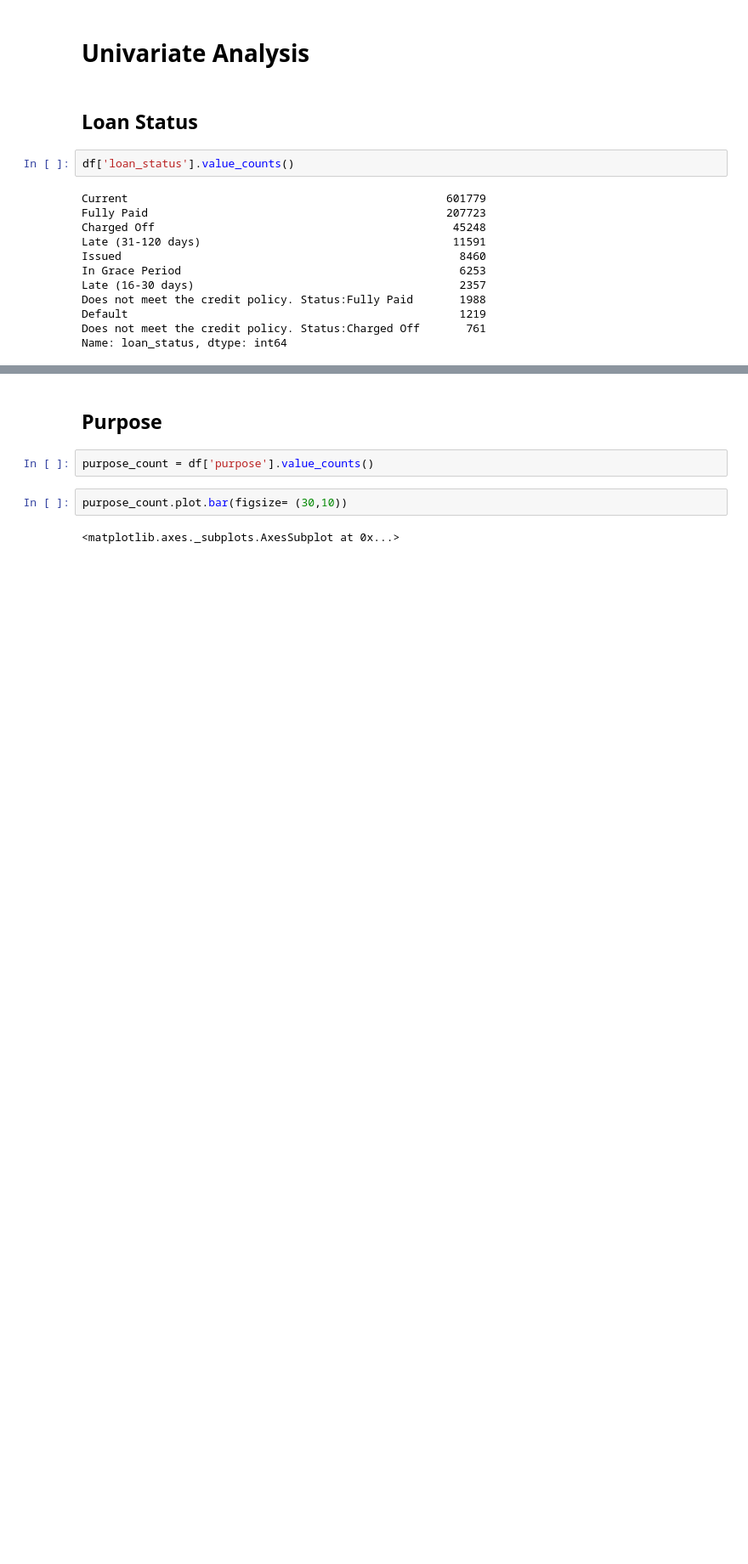
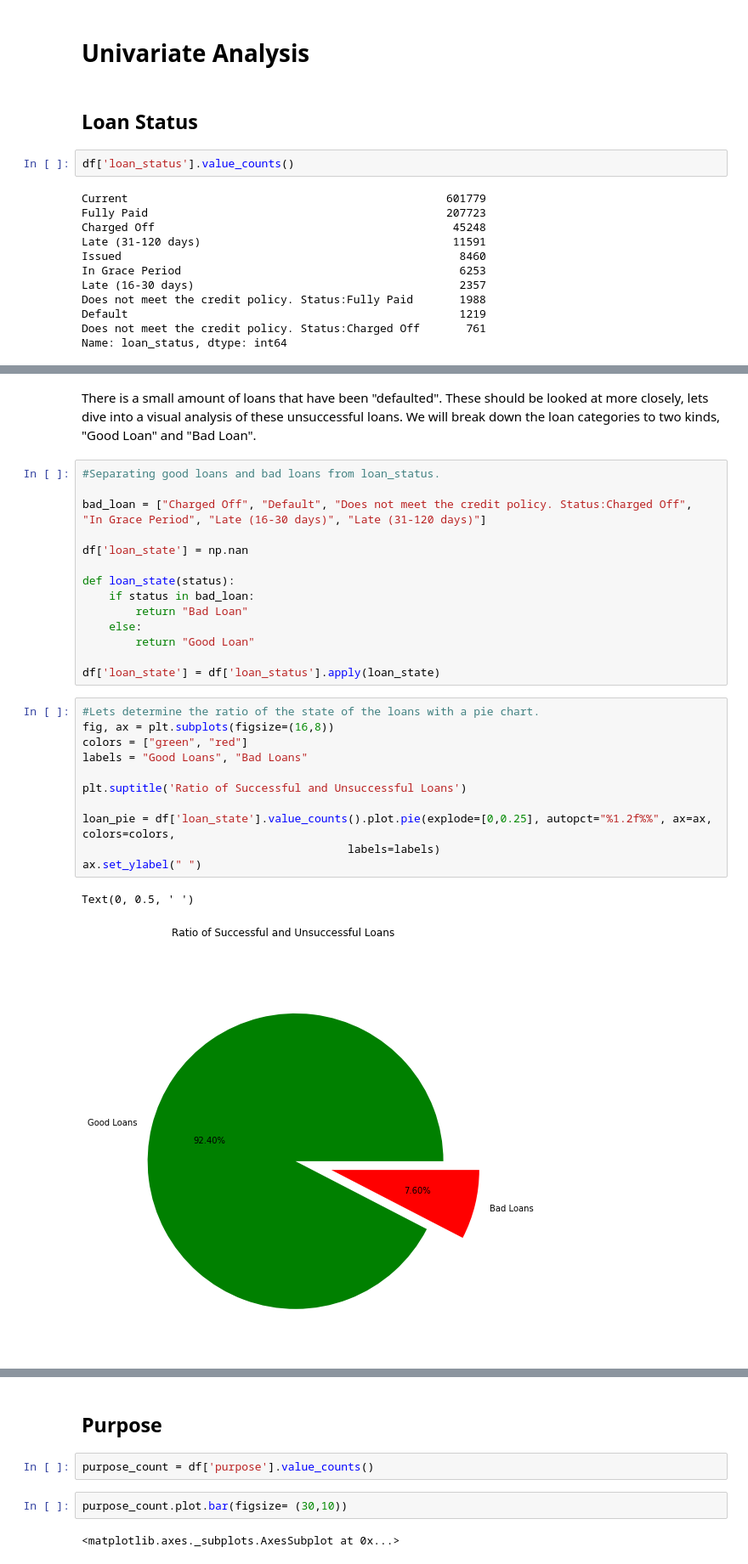
Before and after one commit to abbasqureshi7/LendingClubProject1, a Jupyter notebook: Lending Club Project 1.ipynb, the cells around one changed output, grey strips where cells are left out. Shown at 85% size. Drawn from its saved outputs; the diff is of its cells as text; blank space fills up the shorter version.

```diff
--- a/Lending Club Project 1.ipynb
+++ b/Lending Club Project 1.ipynb
@@ -103,0 +96,31 @@ Name: loan_status, dtype: int64
+# %% [markdown]
+There is a small amount of loans that have been "defaulted". These should be looked at more closely, lets dive into a visual analysis of these unsuccessful loans. We will break down the loan categories to two kinds, "Good Loan" and "Bad Loan".
+# %%
+#Separating good loans and bad loans from loan_status.
+
+bad_loan = ["Charged Off", "Default", "Does not meet the credit policy. Status:Charged Off",
+"In Grace Period", "Late (16-30 days)", "Late (31-120 days)"]
+
+df['loan_state'] = np.nan
+
+def loan_state(status):
+    if status in bad_loan:
+        return "Bad Loan"
+    else:
+        return "Good Loan"
+
+df['loan_state'] = df['loan_status'].apply(loan_state)
+# %%
+#Lets determine the ratio of the state of the loans with a pie chart.
+fig, ax = plt.subplots(figsize=(16,8))
+colors = ["green", "red"]
+labels = "Good Loans", "Bad Loans"
+
+plt.suptitle('Ratio of Successful and Unsuccessful Loans')
+
+loan_pie = df['loan_state'].value_counts().plot.pie(explode=[0,0.25], autopct="%1.2f%%", ax=ax, colors=colors,
+                                        labels=labels)
+ax.set_ylabel(" ")
+# %% [output]
+Text(0, 0.5, ' ')
+[figure, added]
```
Also changed, not shown: parts of 37 cells of this notebook.
